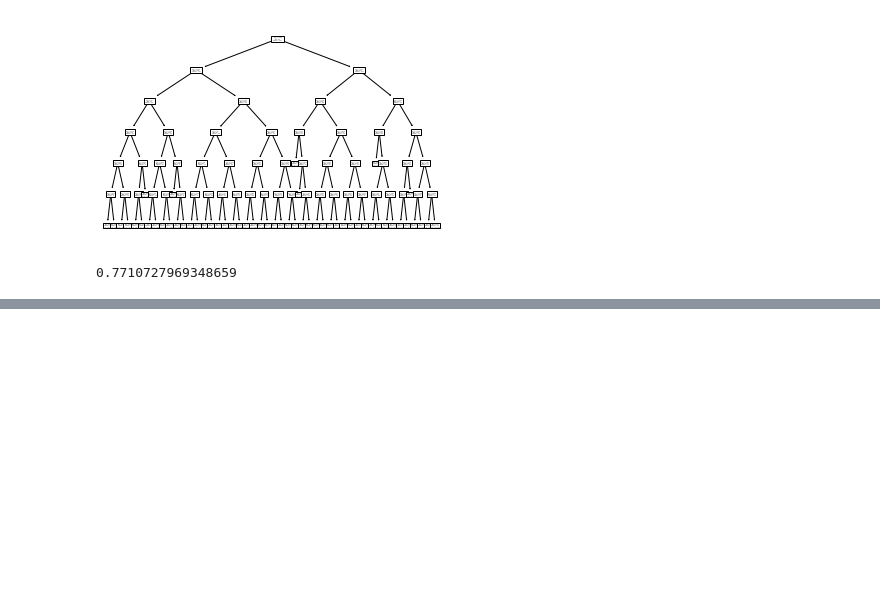
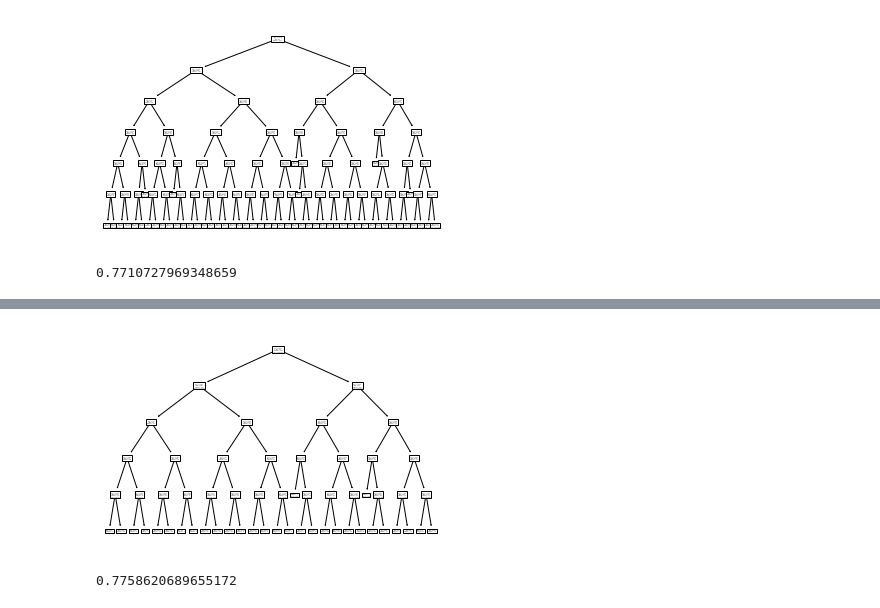
Before and after one commit to Phruetti/DPDM65, a Jupyter notebook: classification.ipynb, the cells around one changed output, grey strips where cells are left out. Cells and saved outputs as stored; diff of their text form; code cells hidden in the pictures; blank space fills up the shorter version.

```diff
--- a/classification.ipynb
+++ b/classification.ipynb
@@ -174,0 +261,10 @@ accuracy_score(y_test,Dree2.predict(x_test))
+# %%
+from sklearn import tree
+tree.plot_tree(Dree3);
+# %% [output]
+[figure, added]
+# %%
+from sklearn.metrics import accuracy_score
+accuracy_score(y1_test,Dree3.predict(x1_test))
+# %% [output]
+0.7758620689655172
```
Also changed, not shown: parts of 12 cells of this notebook.
